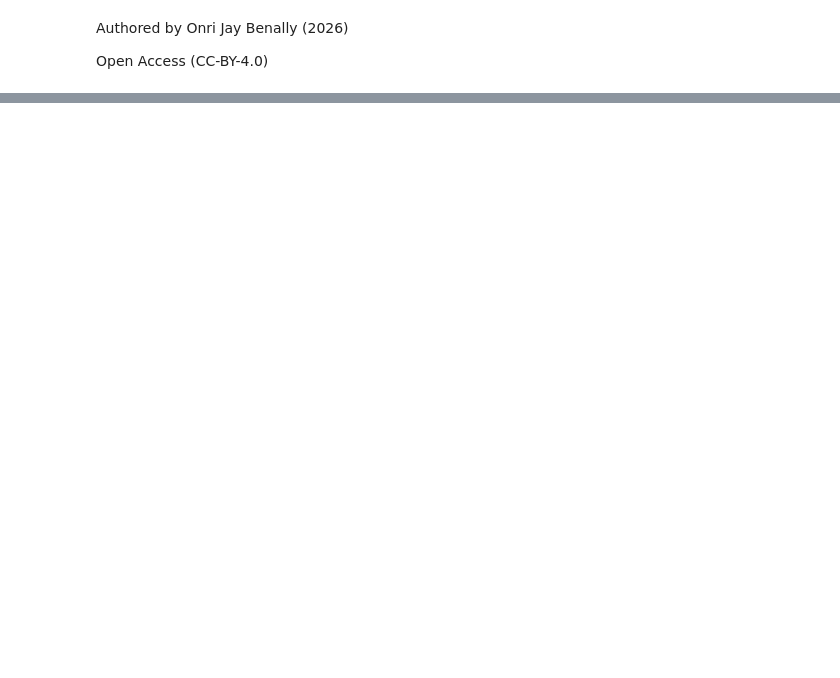
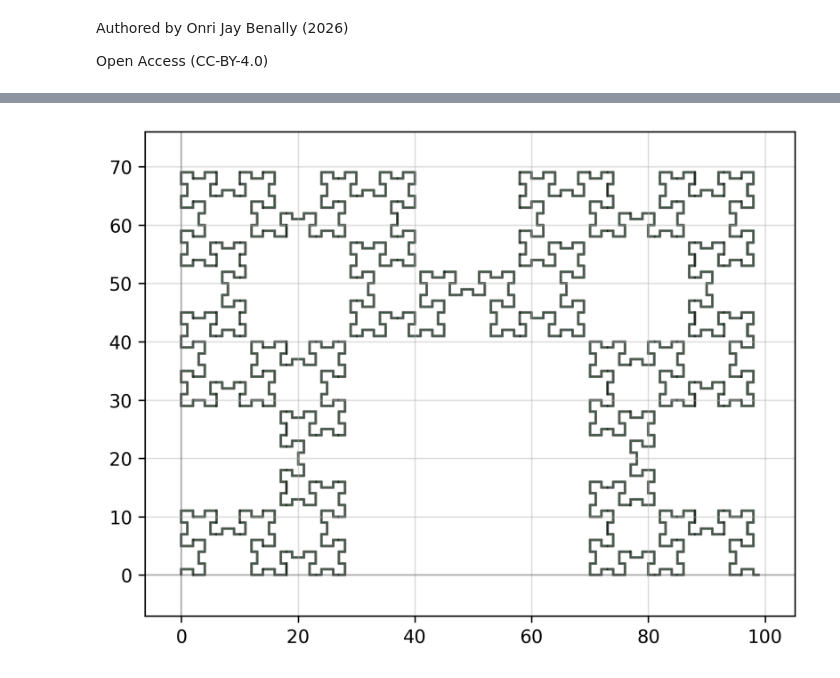
Before and after one commit to OJB-Quantum/Notebooks-for-Ideas, a Jupyter notebook: Simple_Fibonacci_Word_Fractal_Generator_PHIDL_in_Colab.ipynb, the cells around one changed output, grey strips where cells are left out. Cells and saved outputs as stored; diff of their text form; code cells hidden in the pictures; blank space fills up the shorter version.

```diff
--- a/Simple_Fibonacci_Word_Fractal_Generator_PHIDL_in_Colab.ipynb
+++ b/Simple_Fibonacci_Word_Fractal_Generator_PHIDL_in_Colab.ipynb
@@ -94,0 +170,77 @@ if __name__ == "__main__":
+# %%
+"""This script generates and renders a Fibonacci word fractal using PHIDL."""
+
+import gdspy
+import matplotlib as mpl
+import matplotlib.pyplot as plt
+import numpy as np
+import phidl
+from phidl import quickplot as qp
+
+# Suppress the specific matplotlib logging warning to maintain a clean output
+logging.getLogger('matplotlib.axes._base').setLevel(logging.ERROR)
+
+# --- Control Knobs ---
+ITERATION_NUMBER: int = 15
+SEGMENT_LENGTH: float = 1.0
+PATH_WIDTH: float = 0.15
+# ---------------------
+
+# Establish the explicit visual styling configurations
+mpl.rcParams['figure.dpi'] = 300
+mpl.rcParams['font.sans-serif'] = ['Tahoma', 'DejaVu Sans']
+mpl.rcParams['font.weight'] = 'normal'
+
+def generate_fibonacci_word(iteration: int) -> str:
+    """Generates the Fibonacci word sequence up to a defined iteration boundary."""
+    if iteration == 0:
+        return "0"
+    if iteration == 1:
+        return "01"
+
+    word_n_minus_2 = "0"
+    word_n_minus_1 = "01"
+    word_current = ""
+
+    for _ in range(2, iteration + 1):
+        word_current = word_n_minus_1 + word_n_minus_2
+        word_n_minus_2 = word_n_minus_1
+        word_n_minus_1 = word_current
+
+    return word_n_minus_1
+
+def create_fractal_points(word: str, length: float) -> list[tuple[float, float]]:
+    """Calculates the Cartesian coordinates for the corresponding fractal vertices."""
+    x, y = 0.0, 0.0
+    angle = 90.0
+    points = [(x, y)]
+
+    for k, char in enumerate(word, start=1):
+        x += length * np.cos(np.radians(angle))
+        y += length * np.sin(np.radians(angle))
+        points.append((x, y))
+
+        if char == '0':
+            if k % 2 == 0:
+                angle += 90.0
+            else:
+                angle -= 90.0
+
+    return points
+
+def main() -> None:
+    """Executes the spatial fractal generation and visualizes the PHIDL device."""
+    word = generate_fibonacci_word(ITERATION_NUMBER)
+    points = create_fractal_points(word, SEGMENT_LENGTH)
+
+    device = phidl.Device("Fibonacci_Fractal")
+    fractal_path = gdspy.FlexPath(points, PATH_WIDTH)
+    device.add(fractal_path)
+
+    qp(device)
+    plt.show()
+
+if __name__ == "__main__":
+    main()
+# %% [output]
+[figure, added]
```
Also changed, not shown: parts of 4 cells of this notebook.
